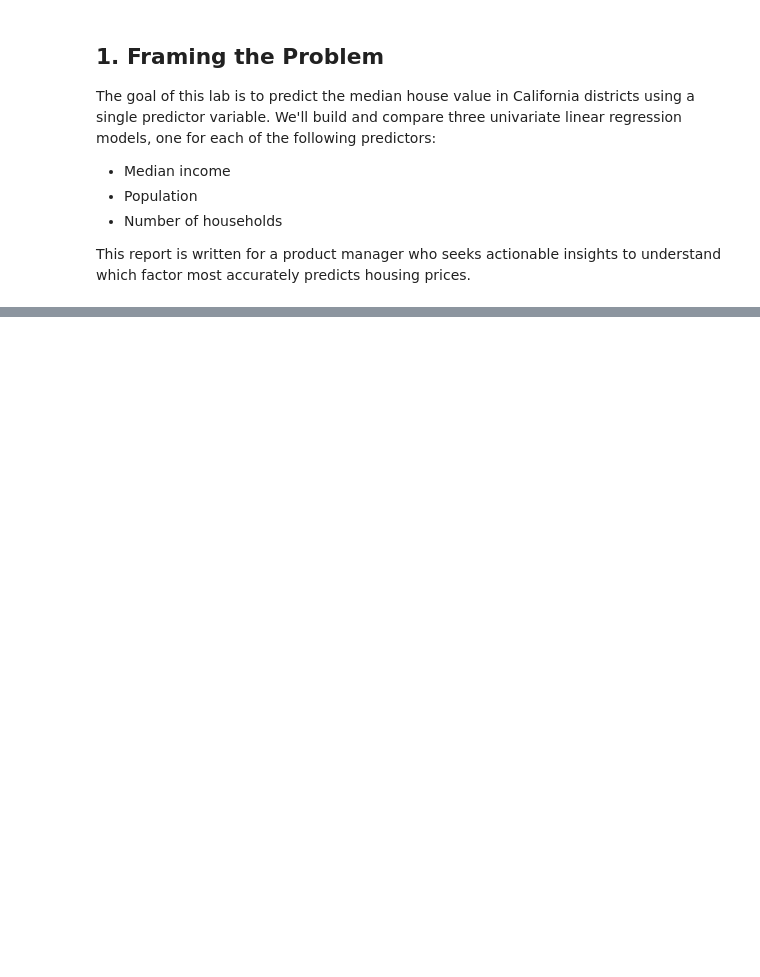
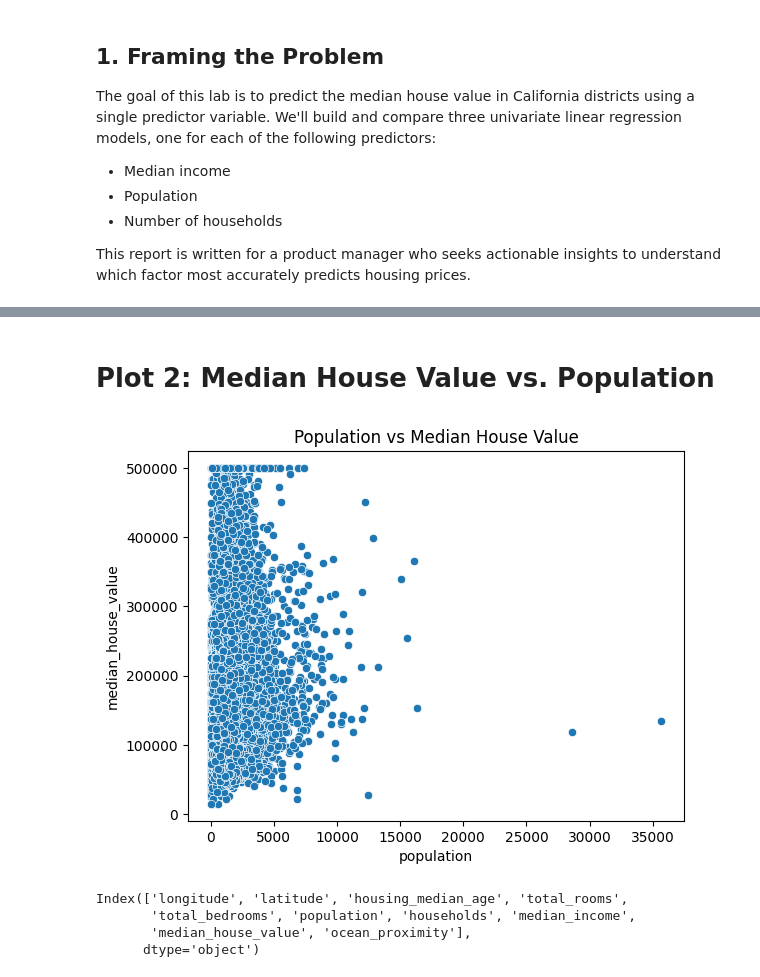
Before and after one commit to preetpalai/ProblemLab1_CSCN8010, a Jupyter notebook: Untitled-1.ipynb, the cells around one changed output, grey strips where cells are left out. Cells and saved outputs as stored; diff of their text form; code cells hidden in the pictures; blank space fills up the shorter version.

```diff
--- a/Untitled-1.ipynb
+++ b/Untitled-1.ipynb
@@ -28,0 +51,14 @@ df.head()
+# %% [markdown]
+# Plot 2: Median House Value vs. Population
+# %%
+sns.scatterplot(data=df, x='population', y='median_house_value').set_title('Population vs Median House Value')
+plt.show()
+# %% [output]
+[figure, added]
+# %%
+print(df.columns)
+# %% [output]
+Index(['longitude', 'latitude', 'housing_median_age', 'total_rooms',
+       'total_bedrooms', 'population', 'households', 'median_income',
+       'median_house_value', 'ocean_proximity'],
+      dtype='object')
```
Also changed, not shown: parts of 7 cells of this notebook.
